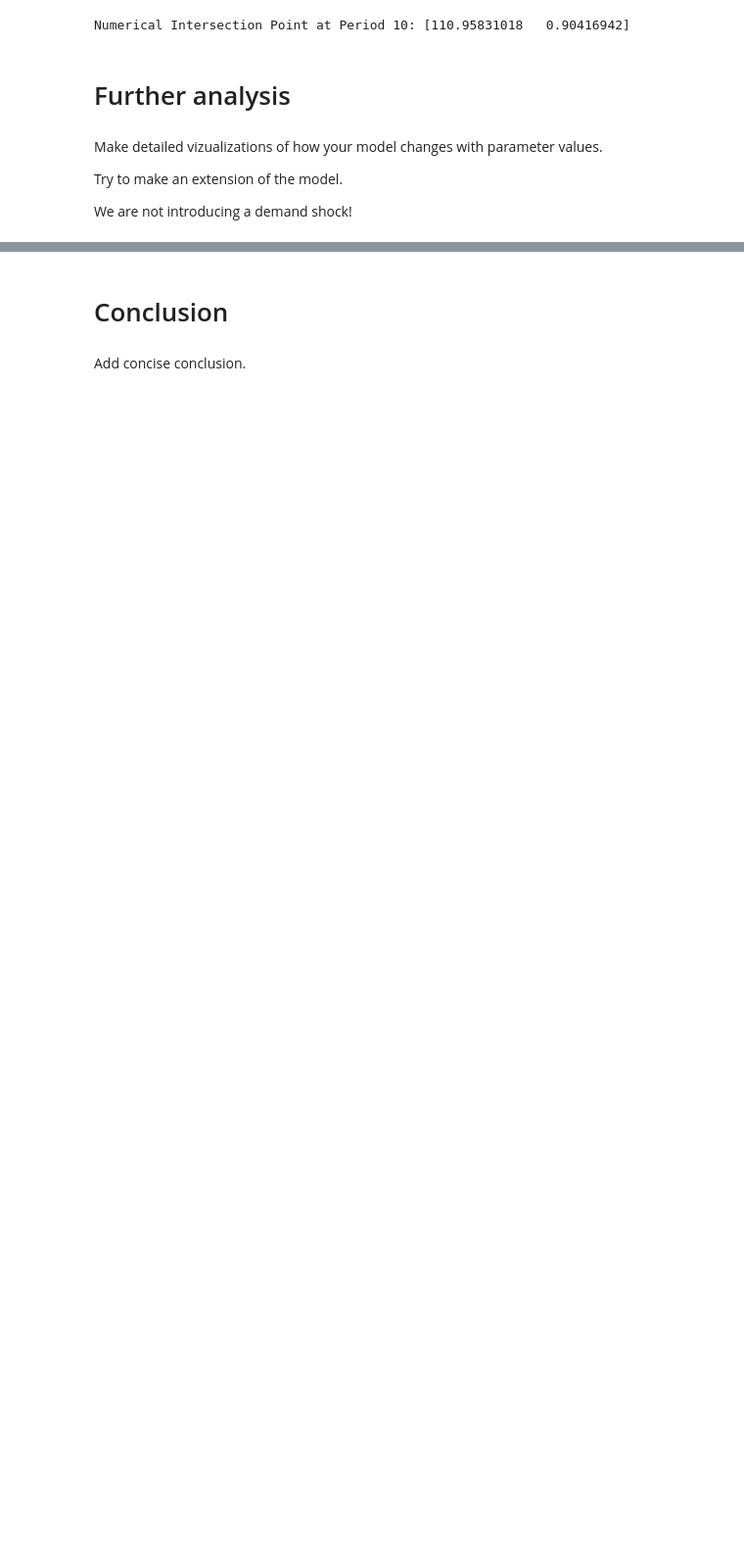
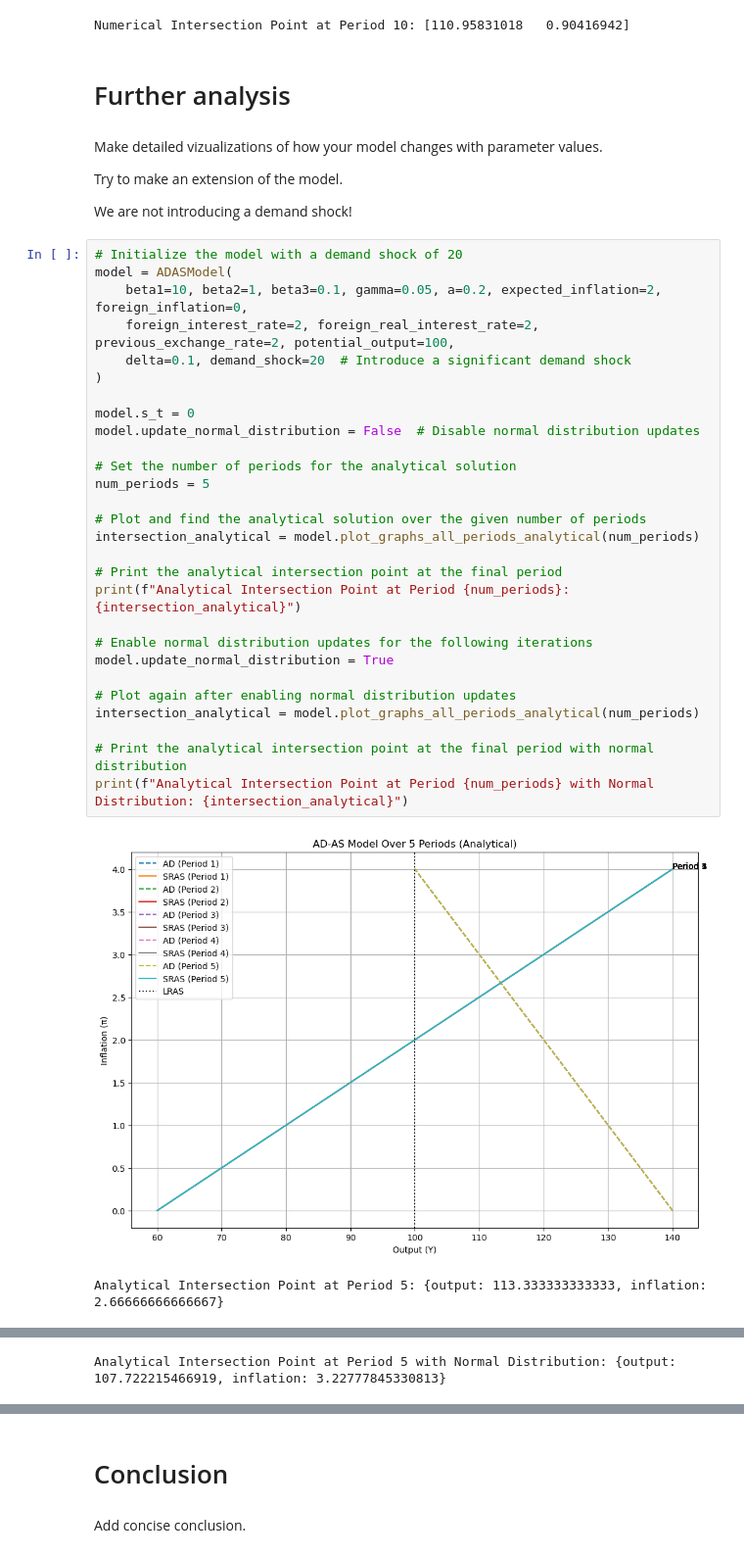
Before and after one commit to NumEconCopenhagen/projects-2024-maltheogpeter, a Jupyter notebook: modelproject/modelproject.ipynb, the cells around one changed output, grey strips where cells are left out. Shown at 98% size. Cells and saved outputs as stored; diff of their text form; blank space fills up the shorter version.

Commit message:
Changes to be committed: 	modified:   modelproject/modelproject.ipynb

```diff
--- a/modelproject/modelproject.ipynb
+++ b/modelproject/modelproject.ipynb
@@ -140,3 +140,34 @@ Make detailed vizualizations of how your model changes with parameter values.
 Try to make an extension of the model.
 
 We are not introducing a demand shock!
+# %%
+# Initialize the model with a demand shock of 20
+model = ADASModel(
+    beta1=10, beta2=1, beta3=0.1, gamma=0.05, a=0.2, expected_inflation=2, foreign_inflation=0,
+    foreign_interest_rate=2, foreign_real_interest_rate=2, previous_exchange_rate=2, potential_output=100,
+    delta=0.1, demand_shock=20  # Introduce a significant demand shock
+)
+
+model.s_t = 0
+model.update_normal_distribution = False  # Disable normal distribution updates
+
+# Set the number of periods for the analytical solution
+num_periods = 5
+
+# Plot and find the analytical solution over the given number of periods
+intersection_analytical = model.plot_graphs_all_periods_analytical(num_periods)
+
+# Print the analytical intersection point at the final period
+print(f"Analytical Intersection Point at Period {num_periods}: {intersection_analytical}")
+
+# Enable normal distribution updates for the following iterations
+model.update_normal_distribution = True
+
+# Plot again after enabling normal distribution updates
+intersection_analytical = model.plot_graphs_all_periods_analytical(num_periods)
+
+# Print the analytical intersection point at the final period with normal distribution
+print(f"Analytical Intersection Point at Period {num_periods} with Normal Distribution: {intersection_analytical}")
+# %% [output]
+[figure, added]
+Analytical Intersection Point at Period 5: {output: 113.333333333333, inflation: 2.66666666666667}
@@ -143,3 +175,4 @@ We are not introducing a demand shock!
+Analytical Intersection Point at Period 5 with Normal Distribution: {output: 107.722215466919, inflation: 3.22777845330813}
 # %%
 # Initialize the model with a demand shock of 20
 model = ADASModel(
```
Also changed, not shown: parts of 2 cells of this notebook.
